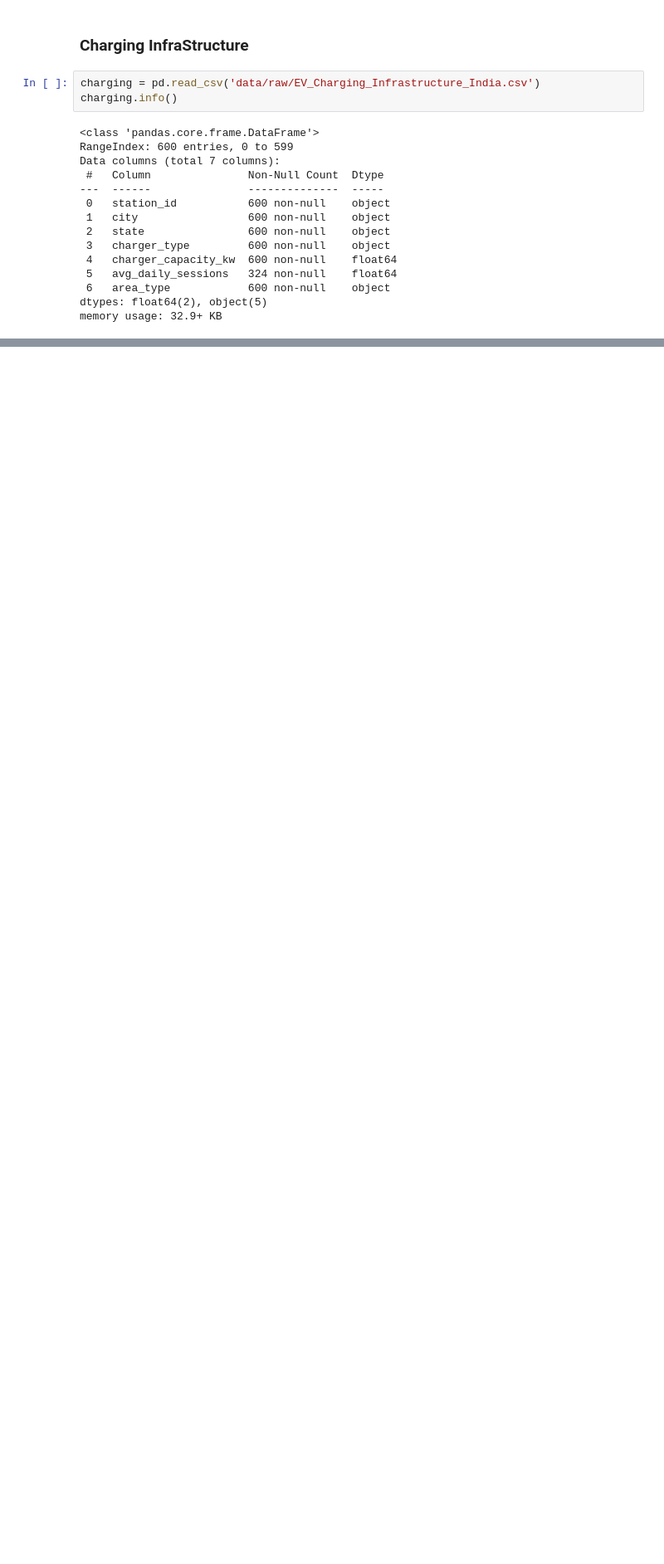
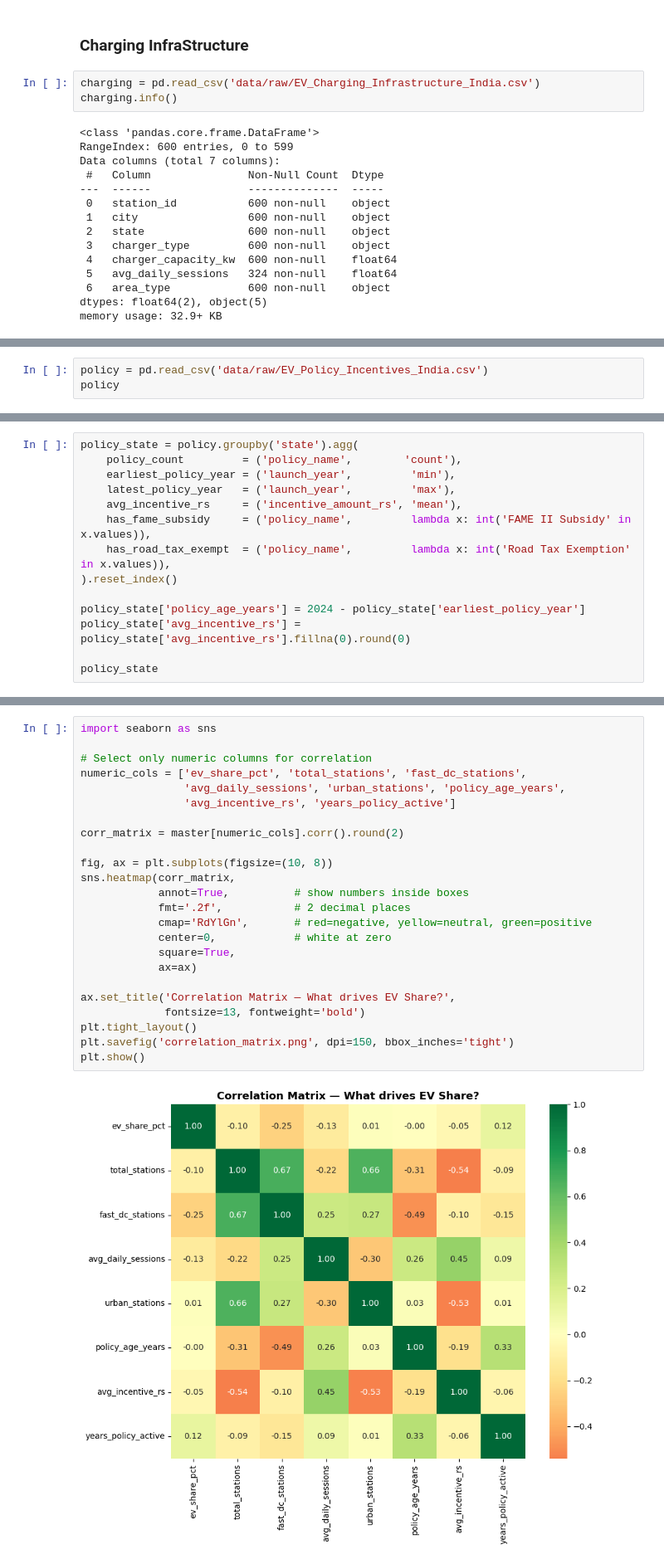
Before and after one commit to manasscodes/india-ev-adoption-analysis, a Jupyter notebook: notebooks/data-cleaning.ipynb, the cells around one changed output, grey strips where cells are left out. Shown at 83% size. Cells and saved outputs as stored; diff of their text form; blank space fills up the shorter version.

```diff
--- a/notebooks/data-analysis.ipynb
+++ b/notebooks/data-cleaning.ipynb
@@ -261,0 +431,3 @@ memory usage: 32.9+ KB
+# %%
+policy = pd.read_csv('data/raw/EV_Policy_Incentives_India.csv')
+policy
@@ -261,0 +467,14 @@ memory usage: 32.9+ KB
+# %%
+policy_state = policy.groupby('state').agg(
+    policy_count         = ('policy_name',        'count'),
+    earliest_policy_year = ('launch_year',         'min'),
+    latest_policy_year   = ('launch_year',         'max'),
+    avg_incentive_rs     = ('incentive_amount_rs', 'mean'),
+    has_fame_subsidy     = ('policy_name',         lambda x: int('FAME II Subsidy' in x.values)),
+    has_road_tax_exempt  = ('policy_name',         lambda x: int('Road Tax Exemption' in x.values)),
+).reset_index()
+
+policy_state['policy_age_years'] = 2024 - policy_state['earliest_policy_year']
+policy_state['avg_incentive_rs'] = policy_state['avg_incentive_rs'].fillna(0).round(0)
+
+policy_state
@@ -261,0 +643,26 @@ memory usage: 32.9+ KB
+# %%
+import seaborn as sns
+
+# Select only numeric columns for correlation
+numeric_cols = ['ev_share_pct', 'total_stations', 'fast_dc_stations',
+                'avg_daily_sessions', 'urban_stations', 'policy_age_years',
+                'avg_incentive_rs', 'years_policy_active']
+
+corr_matrix = master[numeric_cols].corr().round(2)
+
+fig, ax = plt.subplots(figsize=(10, 8))
+sns.heatmap(corr_matrix,
+            annot=True,          # show numbers inside boxes
+            fmt='.2f',           # 2 decimal places
+            cmap='RdYlGn',       # red=negative, yellow=neutral, green=positive
+            center=0,            # white at zero
+            square=True,
+            ax=ax)
+
+ax.set_title('Correlation Matrix — What drives EV Share?',
+             fontsize=13, fontweight='bold')
+plt.tight_layout()
+plt.savefig('correlation_matrix.png', dpi=150, bbox_inches='tight')
+plt.show()
+# %% [output]
+[figure, added]
```
Also changed, not shown: parts of 27 cells of this notebook, 5 other files.
